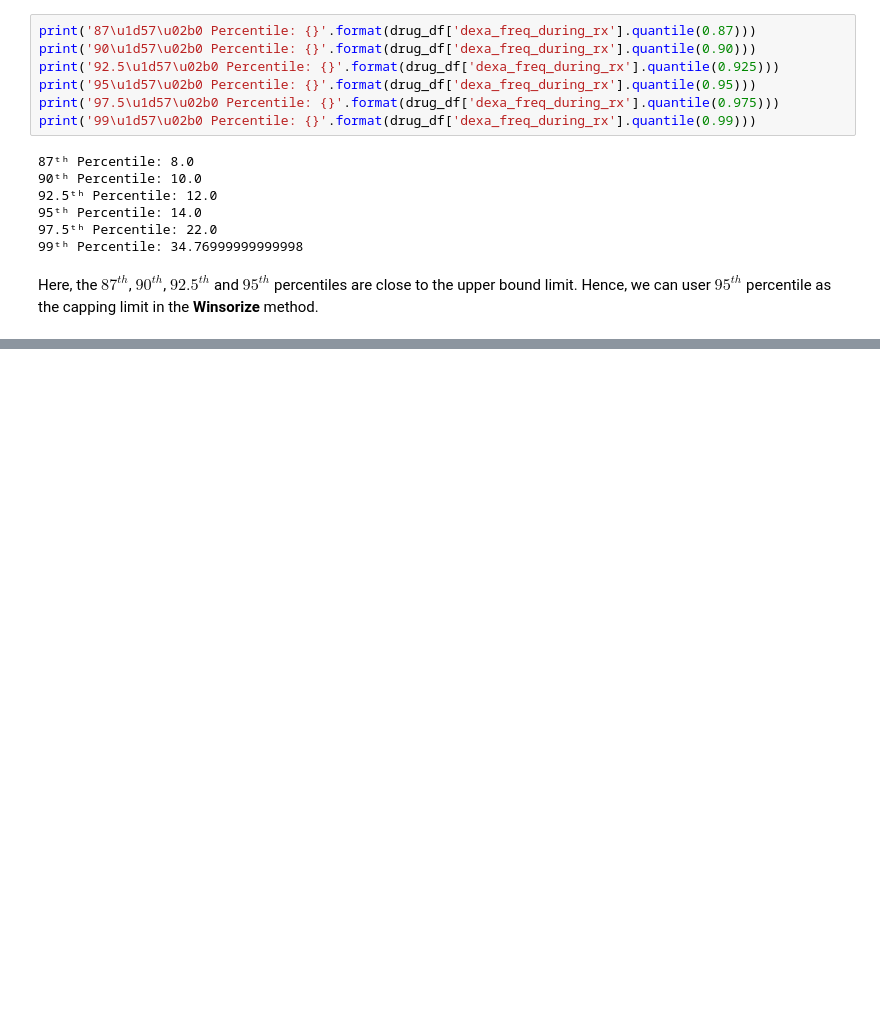
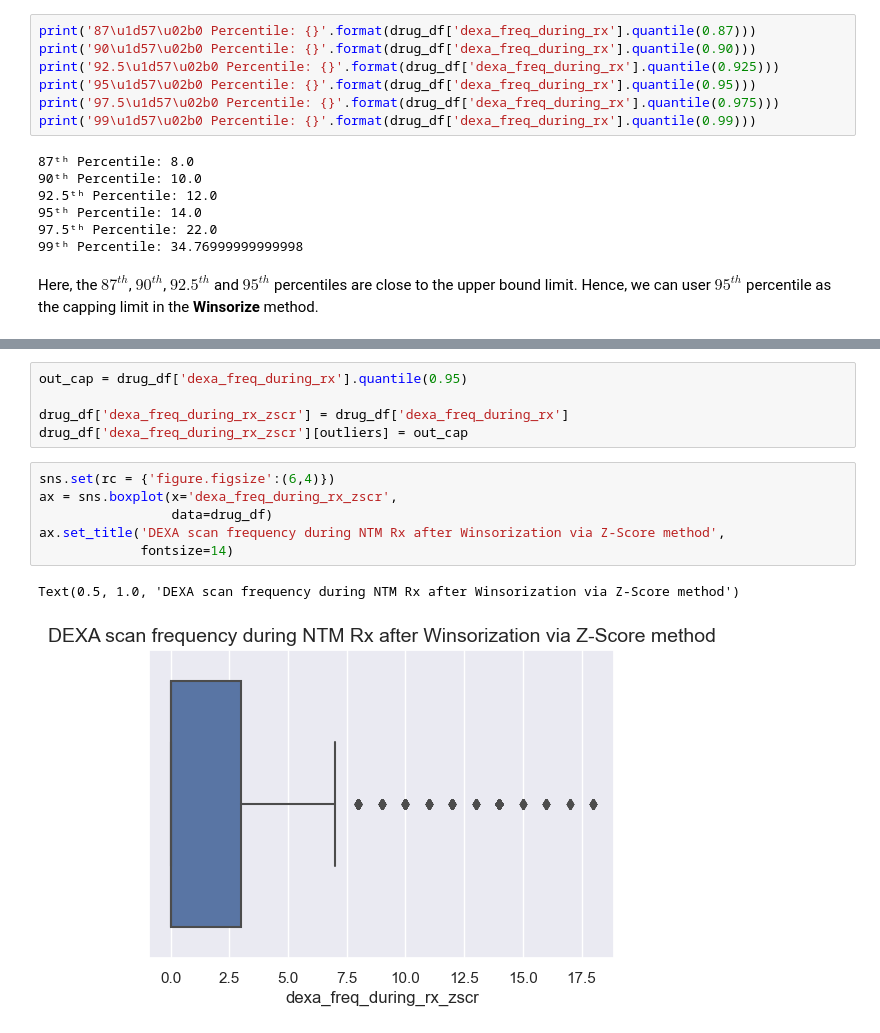
Before and after one commit to shezkh/Healthcare-Project, a Jupyter notebook: src/preproc_Ashish.ipynb, the cells around one changed output, grey strips where cells are left out. Saved outputs shown, nothing was run; the diff lists cells and outputs as text; blank space fills up the shorter version.

```diff
--- a/src/preproc_Ashish.ipynb
+++ b/src/preproc_Ashish.ipynb
@@ -423,0 +505,14 @@ As we can see the presence of outliers in the *dexa_freq_during_rx* feature as s
+# %%
+out_cap = drug_df['dexa_freq_during_rx'].quantile(0.95)
+
+drug_df['dexa_freq_during_rx_zscr'] = drug_df['dexa_freq_during_rx']
+drug_df['dexa_freq_during_rx_zscr'][outliers] = out_cap
+# %%
+sns.set(rc = {'figure.figsize':(6,4)})
+ax = sns.boxplot(x='dexa_freq_during_rx_zscr',
+                 data=drug_df)
+ax.set_title('DEXA scan frequency during NTM Rx after Winsorization via Z-Score method',
+             fontsize=14)
+# %% [output]
+Text(0.5, 1.0, 'DEXA scan frequency during NTM Rx after Winsorization via Z-Score method')
+[figure, added]
```
Also changed, not shown: parts of 27 cells of this notebook.
